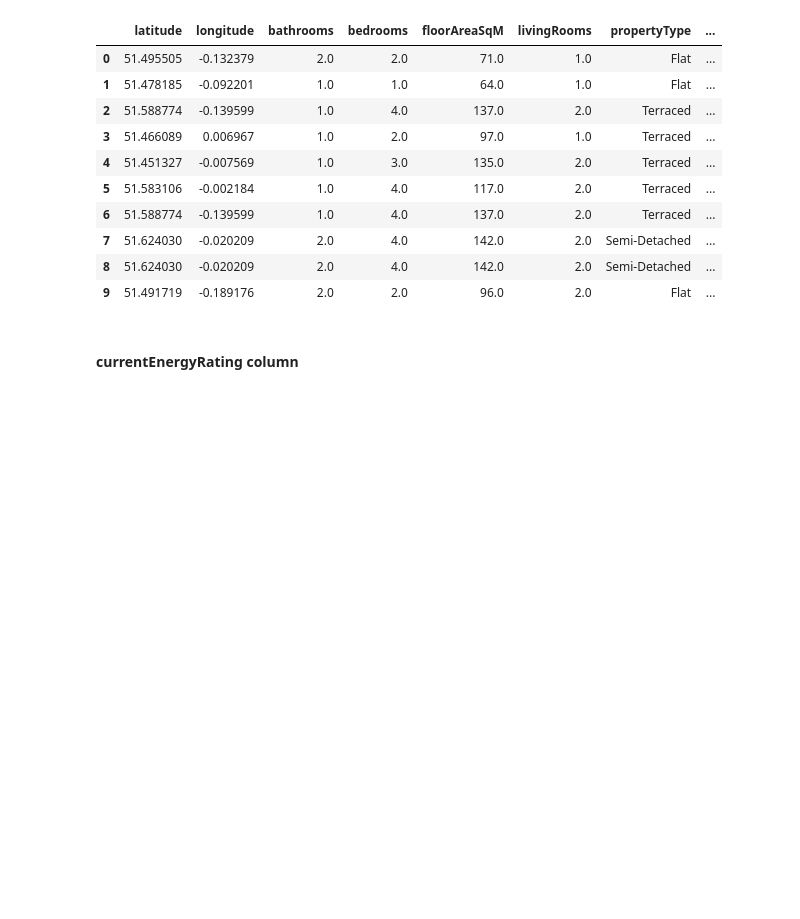
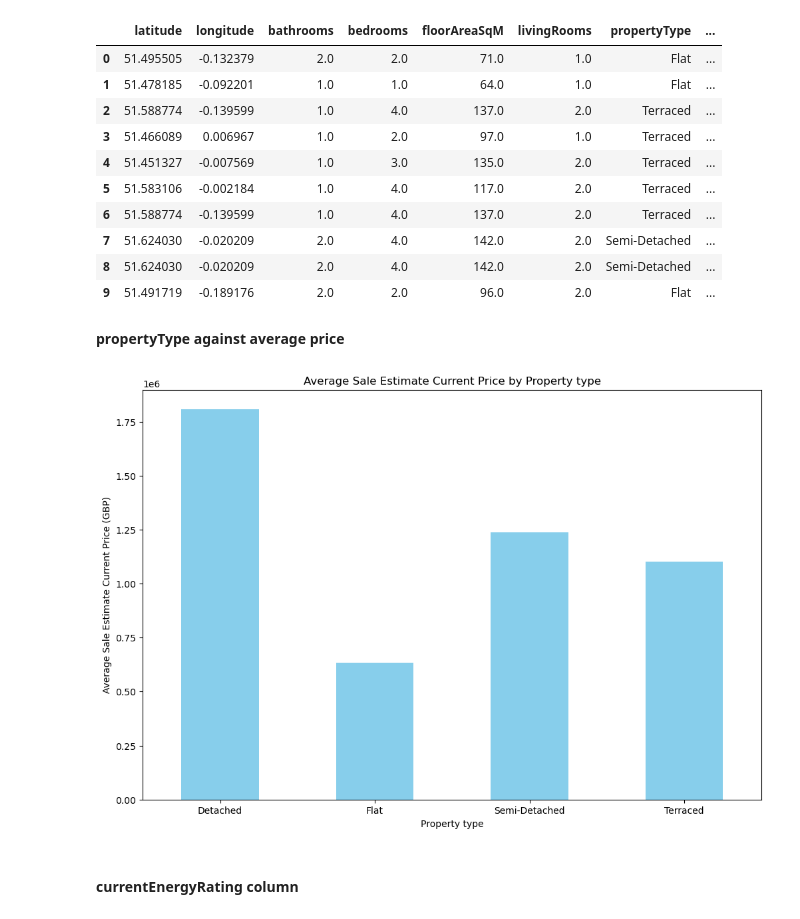
Before and after one commit to SanjayRaju2000/London-House-Price-Prediction, a Jupyter notebook: notebooks/03-pre-processing.ipynb, the cells around one changed output. Saved outputs shown, nothing was run; the diff lists cells and outputs as text; code cells hidden in the pictures; blank space fills up the shorter version.

Commit message:
Pre-Processing Notebook - Binned propertyType columns prior to encoding.

```diff
--- a/notebooks/03-pre-processing.ipynb
+++ b/notebooks/03-pre-processing.ipynb
@@ -261,6 +261,30 @@ clean_house_df.head(10)
 | 7 | 51.624030 | -0.020209 | 2.0 | 4.0 | 142.0 | 2.0 | Semi-Detached | ... |
 | 8 | 51.624030 | -0.020209 | 2.0 | 4.0 | 142.0 | 2.0 | Semi-Detached | ... |
 | 9 | 51.491719 | -0.189176 | 2.0 | 2.0 | 96.0 | 2.0 | Flat | ... |
+# %% [markdown]
+**propertyType against average price**
+# %%
+# Replotting property type against average price
+
+# Calculating mean saleEstimate_currentPrice for each number of bathrooms
+property_prices = clean_house_df.groupby('propertyType')['saleEstimate_currentPrice'].mean()
+
+# Plotting bar chart
+plt.figure(figsize=(12, 8))
+property_prices.plot(kind='bar', color='skyblue')
+plt.title('Average Sale Estimate Current Price by Property type')
+plt.xlabel('Property type')
+plt.ylabel('Average Sale Estimate Current Price (GBP)')
+plt.xticks(rotation = 0)
+
+
+# Save the figure
+# plt.savefig('Target_by_Tenure.png', dpi=300, bbox_inches='tight')
+
+# Show plot
+plt.show()
+# %% [output]
+[figure, added]
 # %%
 # Initialising OneHotEncoder
 property_encoder = OneHotEncoder(sparse_output=False, drop=None)
```
Also changed, not shown: parts of 16 cells of this notebook.
